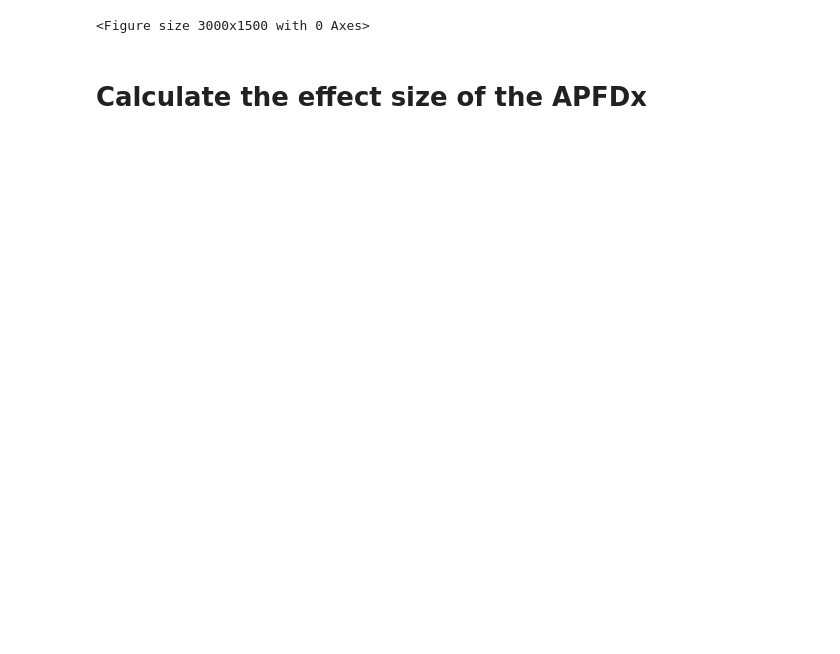
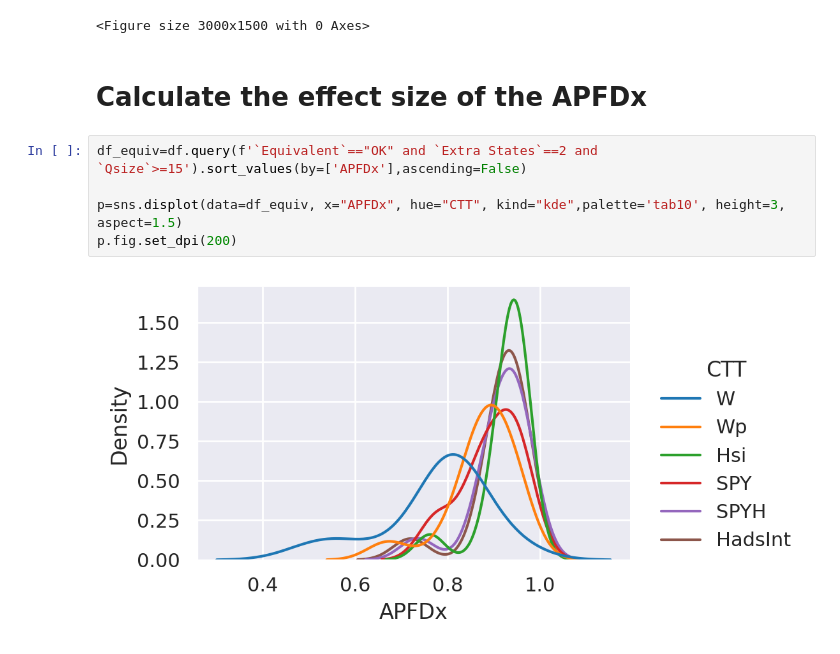
Before and after one commit to warfareonly/cttlearn, a Jupyter notebook: analysis/analysis_fixed.ipynb, the cells around one changed output. Drawn from its saved outputs; the diff is of its cells as text; blank space fills up the shorter version.

```diff
--- a/analysis/analysis_fixed.ipynb
+++ b/analysis/analysis_fixed.ipynb
@@ -111,4 +116,11 @@ Plotting APFD |█████████████████████
 <Figure size 3000x1500 with 0 Axes>
 # %% [markdown]
 # Calculate the effect size of the APFDx
+# %%
+df_equiv=df.query(f'`Equivalent`=="OK" and `Extra States`==2 and `Qsize`>=15').sort_values(by=['APFDx'],ascending=False)
+
+p=sns.displot(data=df_equiv, x="APFDx", hue="CTT", kind="kde",palette='tab10', height=3, aspect=1.5)
+p.fig.set_dpi(200)
+# %% [output]
+[figure, added]
 # %%
```
Also changed, not shown: parts of 3 cells of this notebook.
